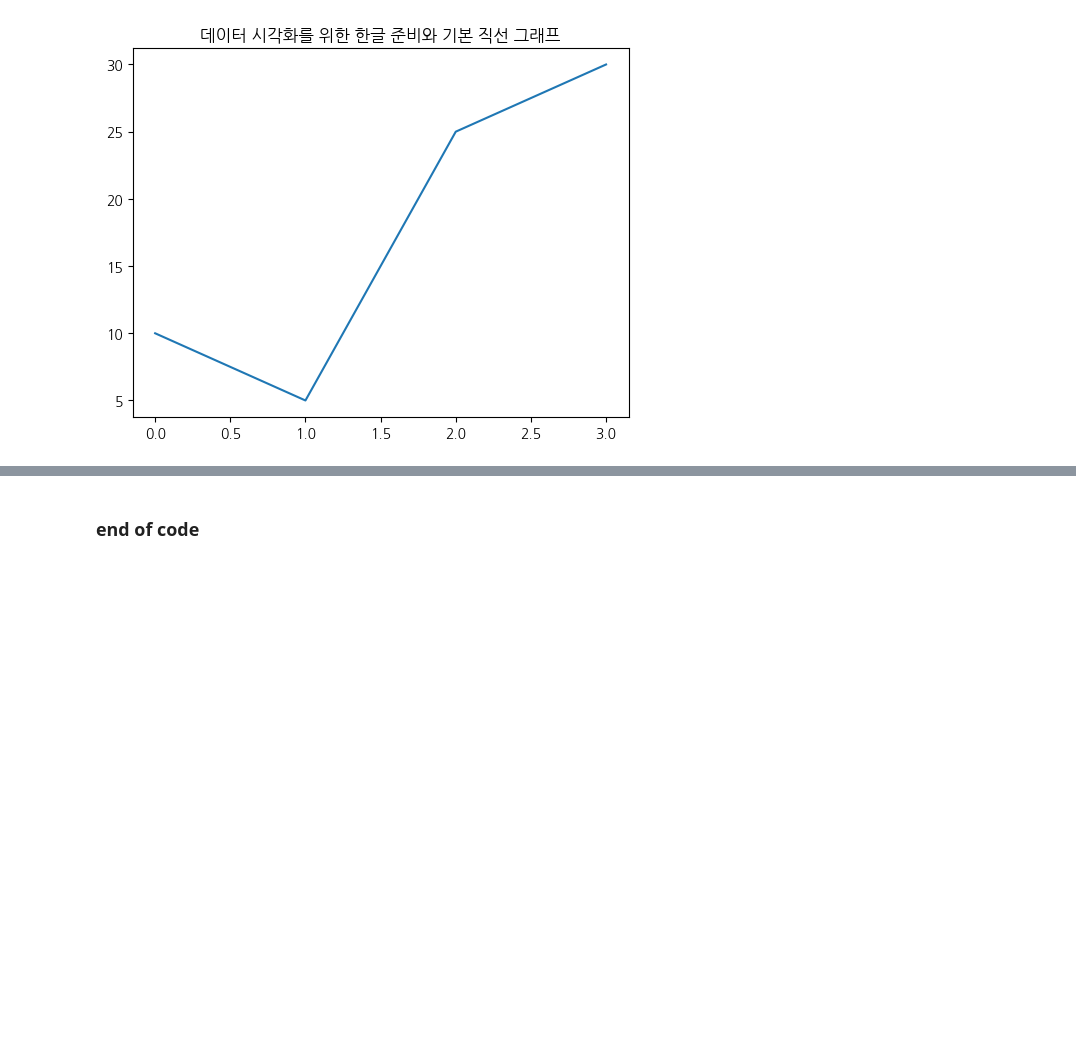
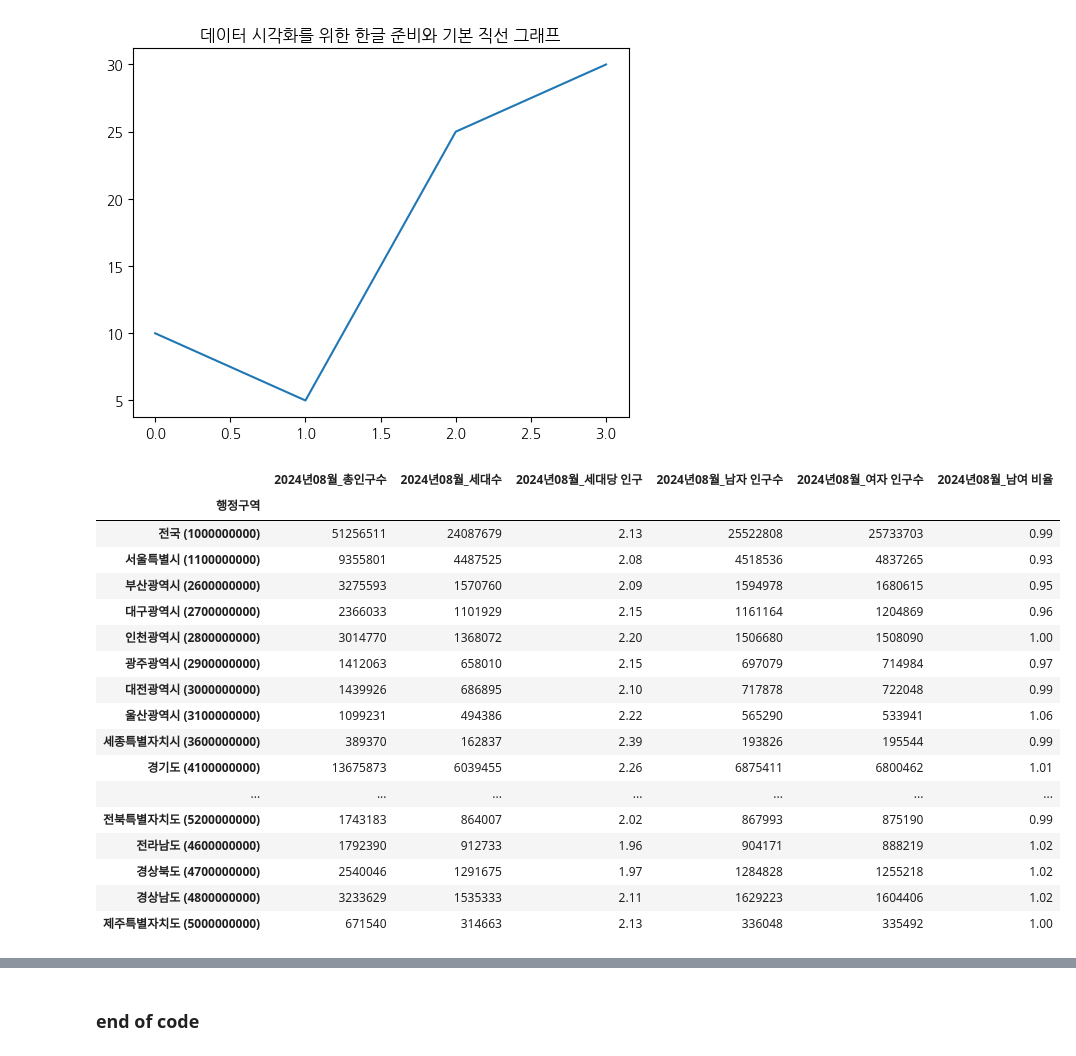
Before and after one commit to Jaeeik-Lee/2024-intro-DA-code, a Jupyter notebook: w01_intro_DA_for_jupyter_colab.ipynb, the cells around one changed output, grey strips where cells are left out. Drawn from its saved outputs; the diff is of its cells as text; code cells hidden in the pictures; blank space fills up the shorter version.

```diff
--- a/w01_intro_DA_for_jupyter_colab.ipynb
+++ b/w01_intro_DA_for_jupyter_colab.ipynb
@@ -49,3 +49,27 @@ plt.plot([0, 1, 2, 3],[10, 5, 25, 30])
 plt.show()
 # %% [output]
 [figure]
+# %%
+import pandas as pd
+
+pop = pd.read_csv("202311popmonth.csv", encoding='cp949', index_col=0, thousands=',')
+pop
+# %% [output]
+|  | 2024년08월_총인구수 | 2024년08월_세대수 | 2024년08월_세대당 인구 | 2024년08월_남자 인구수 | 2024년08월_여자 인구수 | 2024년08월_남여 비율 |
+| 행정구역 |  |  |  |  |  |  |
+| 전국 (1000000000) | 51256511 | 24087679 | 2.13 | 25522808 | 25733703 | 0.99 |
+| 서울특별시 (1100000000) | 9355801 | 4487525 | 2.08 | 4518536 | 4837265 | 0.93 |
+| 부산광역시 (2600000000) | 3275593 | 1570760 | 2.09 | 1594978 | 1680615 | 0.95 |
+| 대구광역시 (2700000000) | 2366033 | 1101929 | 2.15 | 1161164 | 1204869 | 0.96 |
+| 인천광역시 (2800000000) | 3014770 | 1368072 | 2.20 | 1506680 | 1508090 | 1.00 |
+| 광주광역시 (2900000000) | 1412063 | 658010 | 2.15 | 697079 | 714984 | 0.97 |
+| 대전광역시 (3000000000) | 1439926 | 686895 | 2.10 | 717878 | 722048 | 0.99 |
+| 울산광역시 (3100000000) | 1099231 | 494386 | 2.22 | 565290 | 533941 | 1.06 |
+| 세종특별자치시 (3600000000) | 389370 | 162837 | 2.39 | 193826 | 195544 | 0.99 |
+| 경기도 (4100000000) | 13675873 | 6039455 | 2.26 | 6875411 | 6800462 | 1.01 |
+| ... | ... | ... | ... | ... | ... | ... |
+| 전북특별자치도 (5200000000) | 1743183 | 864007 | 2.02 | 867993 | 875190 | 0.99 |
+| 전라남도 (4600000000) | 1792390 | 912733 | 1.96 | 904171 | 888219 | 1.02 |
+| 경상북도 (4700000000) | 2540046 | 1291675 | 1.97 | 1284828 | 1255218 | 1.02 |
+| 경상남도 (4800000000) | 3233629 | 1535333 | 2.11 | 1629223 | 1604406 | 1.02 |
+| 제주특별자치도 (5000000000) | 671540 | 314663 | 2.13 | 336048 | 335492 | 1.00 |
```
Also changed, not shown: parts of 4 cells of this notebook.
